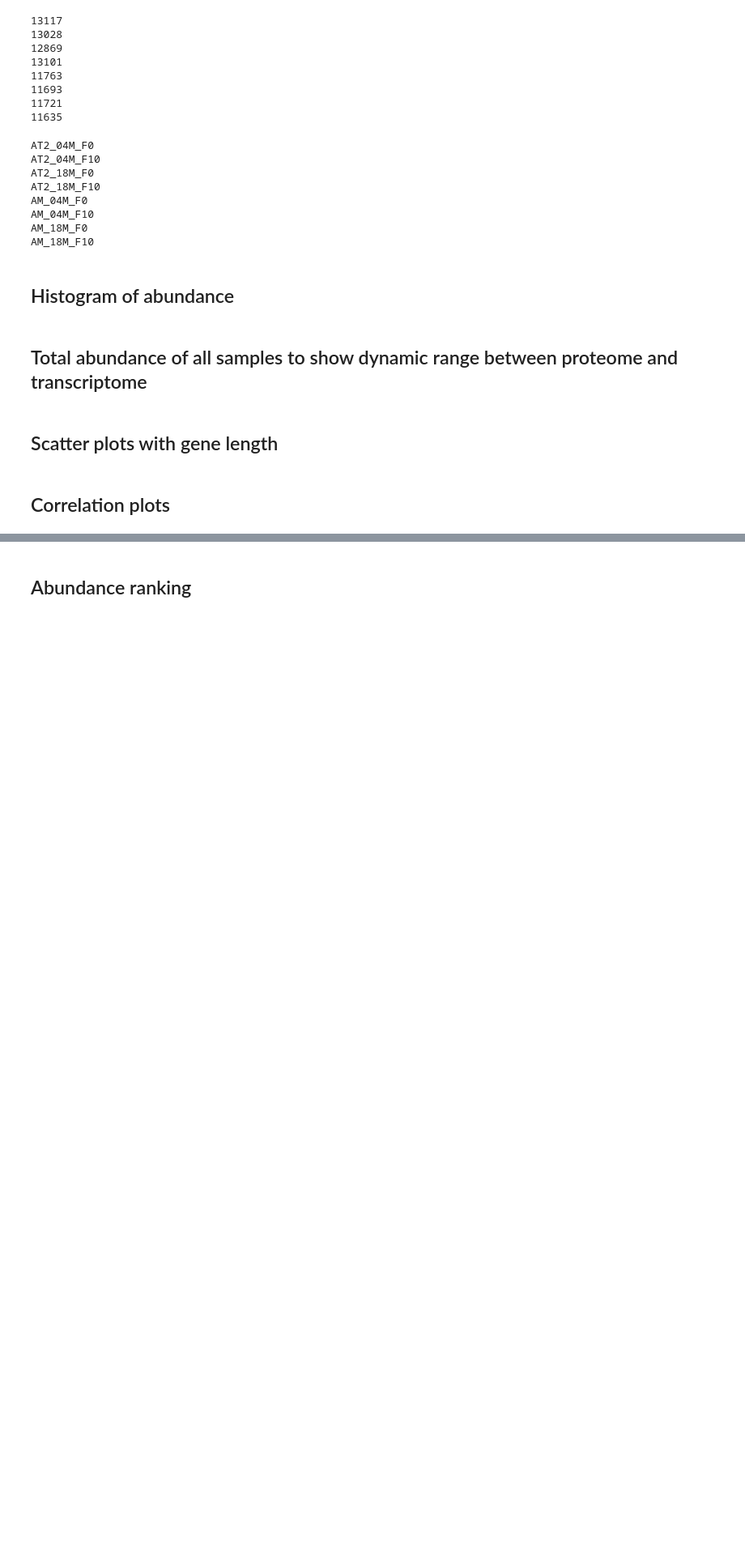
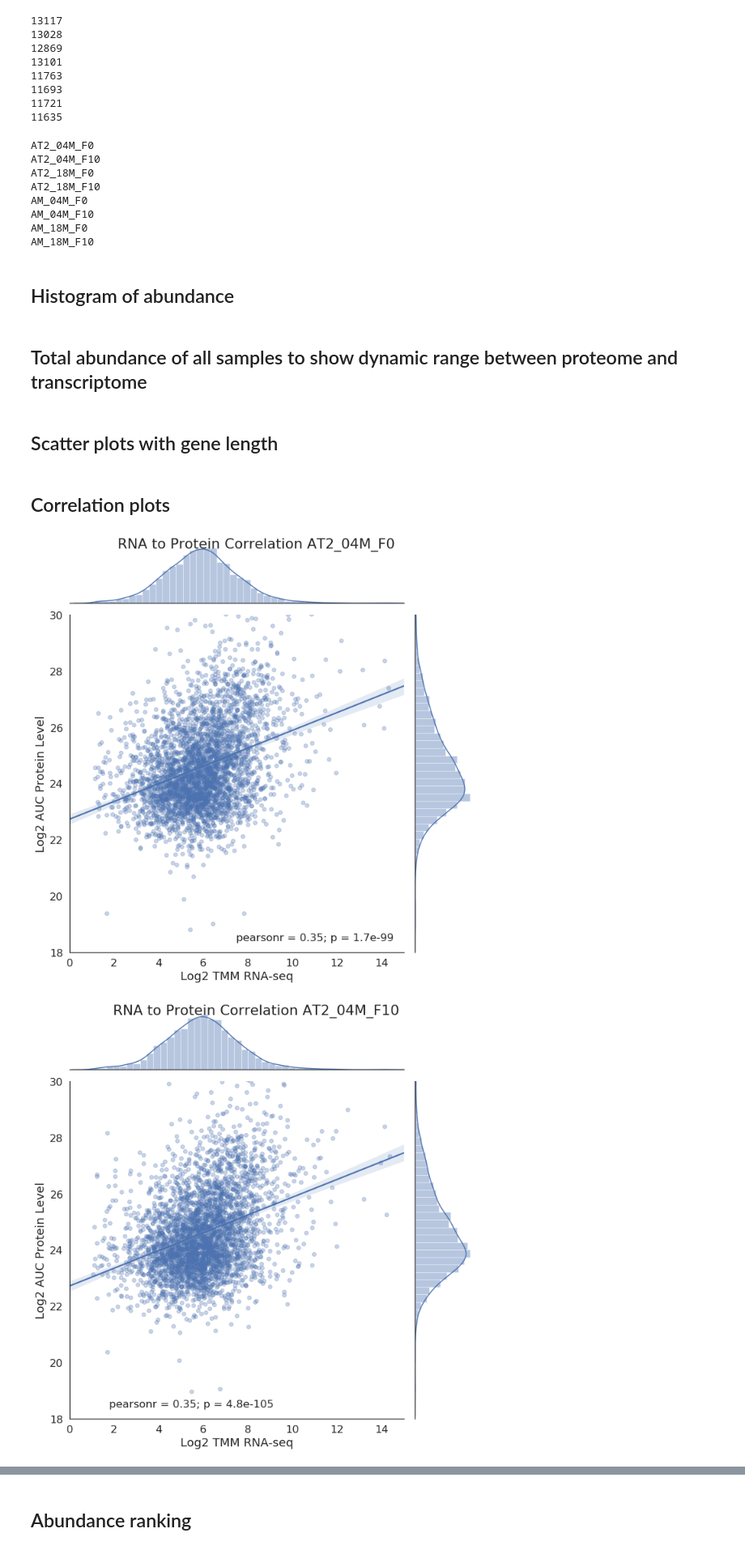
Before and after one commit to danielshak/GaussianProcesses, a Jupyter notebook: Notebooks/PPG/data_quantification.ipynb, the cells around one changed output, grey strips where cells are left out. Shown at 81% size. Cells and saved outputs as stored; diff of their text form; code cells hidden in the pictures; blank space fills up the shorter version.

```diff
--- a/Notebooks/PPG/data_quantification.ipynb
+++ b/Notebooks/PPG/data_quantification.ipynb
@@ -119,8 +121,9 @@ for cell in cell_lines:
     ax.spines['right'].set_visible(False)
     ax.spines['top'].set_visible(False)
     ax.legend(frameon=False)
-    fig.savefig(f"Quantification/{cell}/{cell}_quant.pdf")
-    plt.close()
+    if save == True:
+        fig.savefig(f"Quantification/{cell}/{cell}_quant.pdf")
+        plt.close()
 # %% [markdown]
 ## Total abundance of all samples to show dynamic range between proteome and transcriptome
 # %%
@@ -139,8 +142,9 @@ for cell in cell_lines:
     ax.set_title('RNA and Protein Abundance Distributions')
     ax.set_xlabel("Log2 Intensity")
     ax.set_ylabel("Counts")
-    fig.savefig(f"Quantification/{cell}/{cell}_protein_rna_quant.pdf")
-    plt.close()
+    if save == True:
+        fig.savefig(f"Quantification/{cell}/{cell}_protein_rna_quant.pdf")
+        plt.close()
 # %%
 matplotlib.rcParams.update({'font.size': 13})
 bins=50
@@ -157,8 +161,9 @@ for cell in cell_lines:
     ax.set_title('RNA and Protein Abundance Distributions')
     ax.set_xlabel("Log2 Intensity")
     ax.set_ylabel("Counts")
-    fig.savefig(f"Quantification/{cell}/{cell}_protein_rna_quant2.pdf")
-    plt.close()
+    if save == True:
+        fig.savefig(f"Quantification/{cell}/{cell}_protein_rna_quant2.pdf")
+        plt.close()
 # %% [markdown]
 ## Scatter plots with gene length
 # %%
@@ -173,17 +178,24 @@ for cell in cell_lines:
     ax.set_xlabel("Log2 Gene Length")
     ax.set_ylabel("Log2 TMM Gene Expression")
     plt.colorbar(sc)
-    fig.savefig(f"Quantification/{cell}/{cell}_genelength_rna_protein.pdf")
-    plt.close()
+    if save == True:
+        fig.savefig(f"Quantification/{cell}/{cell}_genelength_rna_protein.pdf")
+        plt.close()
 # %% [markdown]
 ## Correlation plots
 # %%
+threshold=1
 for cell in cell_lines:
     sns.set(style="white", color_codes=True,font_scale=1.5)
     d = data.rna_protein[cell][[cell,cell+'_P']].copy()
+    d = d[d[cell]>threshold]
     d.columns = ["Log2 TMM RNA-seq", "Log2 AUC Protein Level"]
     g = sns.jointplot("Log2 TMM RNA-seq", "Log2 AUC Protein Level",data=d,height=10, xlim=(0,15),ylim=(18,30),kind="reg",scatter_kws={'alpha':0.3})
     g.annotate(stats.pearsonr,frameon=False)
     g.fig.suptitle(f"RNA to Protein Correlation {cell}")
-    g.savefig(f'Quantification/{cell}/{cell}_correlation.pdf')
-    plt.close()
+    if save == True:
+        g.savefig(f'Quantification/{cell}/{cell}_correlation.pdf')
+        plt.close()
+# %% [output]
+[figure, added]
+[figure, added]
```
Also changed, not shown: parts of 3 cells of this notebook, 3 other files.
